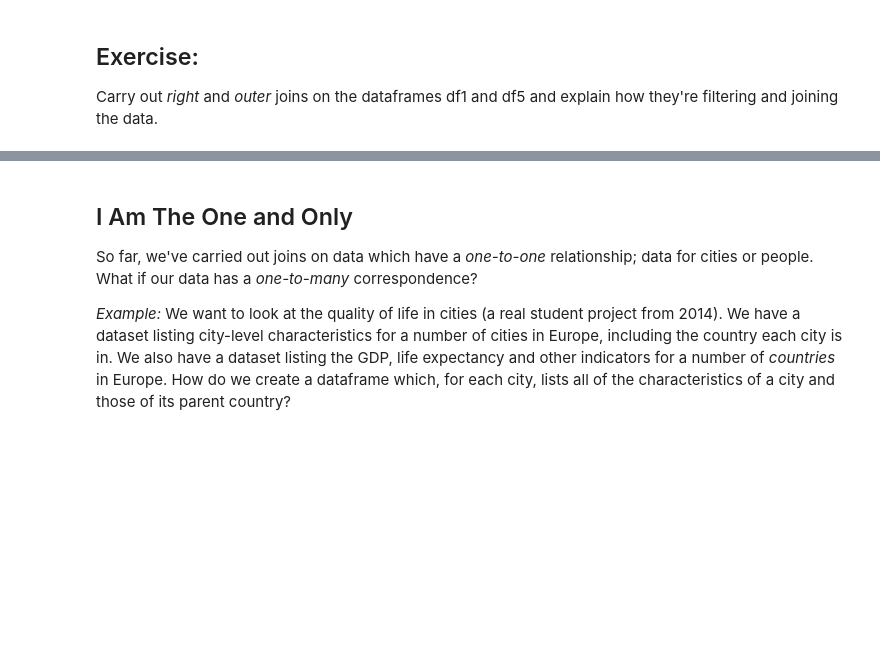
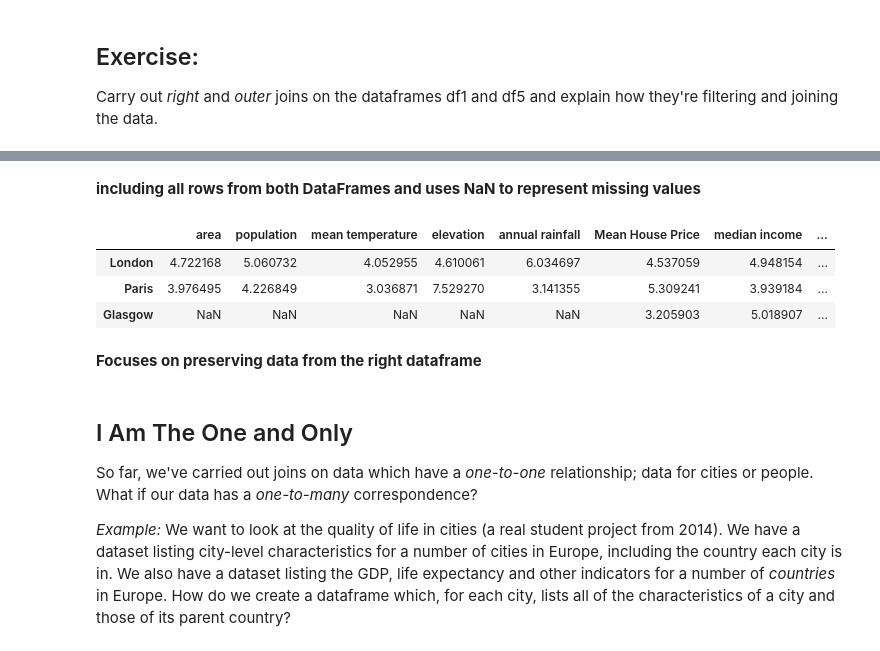
Before and after one commit to annagooding/QM2-2024, a Jupyter notebook: notebooks/W06. Merging and Joining.ipynb, the cells around one changed output, grey strips where cells are left out. Drawn from its saved outputs; the diff is of its cells as text; code cells hidden in the pictures; blank space fills up the shorter version.

```diff
--- a/notebooks/W06. Merging and Joining.ipynb
+++ b/notebooks/W06. Merging and Joining.ipynb
@@ -358,3 +378,15 @@ Carry out *right* and *outer* joins on the dataframes df1 and df5 and explain ho
+# %% [markdown]
+**including all rows from both DataFrames and uses NaN to represent missing values**
+# %%
+df_joined = df1.merge(df5, left_index=True, right_index=True, how='right')
+df_joined
+# %% [output]
+|  | area | population | mean temperature | elevation | annual rainfall | Mean House Price | median income | ... |
+| London | 4.722168 | 5.060732 | 4.052955 | 4.610061 | 6.034697 | 4.537059 | 4.948154 | ... |
+| Paris | 3.976495 | 4.226849 | 3.036871 | 7.529270 | 3.141355 | 5.309241 | 3.939184 | ... |
+| Glasgow | NaN | NaN | NaN | NaN | NaN | 3.205903 | 5.018907 | ... |
+# %% [markdown]
+**Focuses on preserving data from the right dataframe**
 # %% [markdown]
 ## I Am The One and Only
 
```
Also changed, not shown: parts of 13 cells of this notebook.
